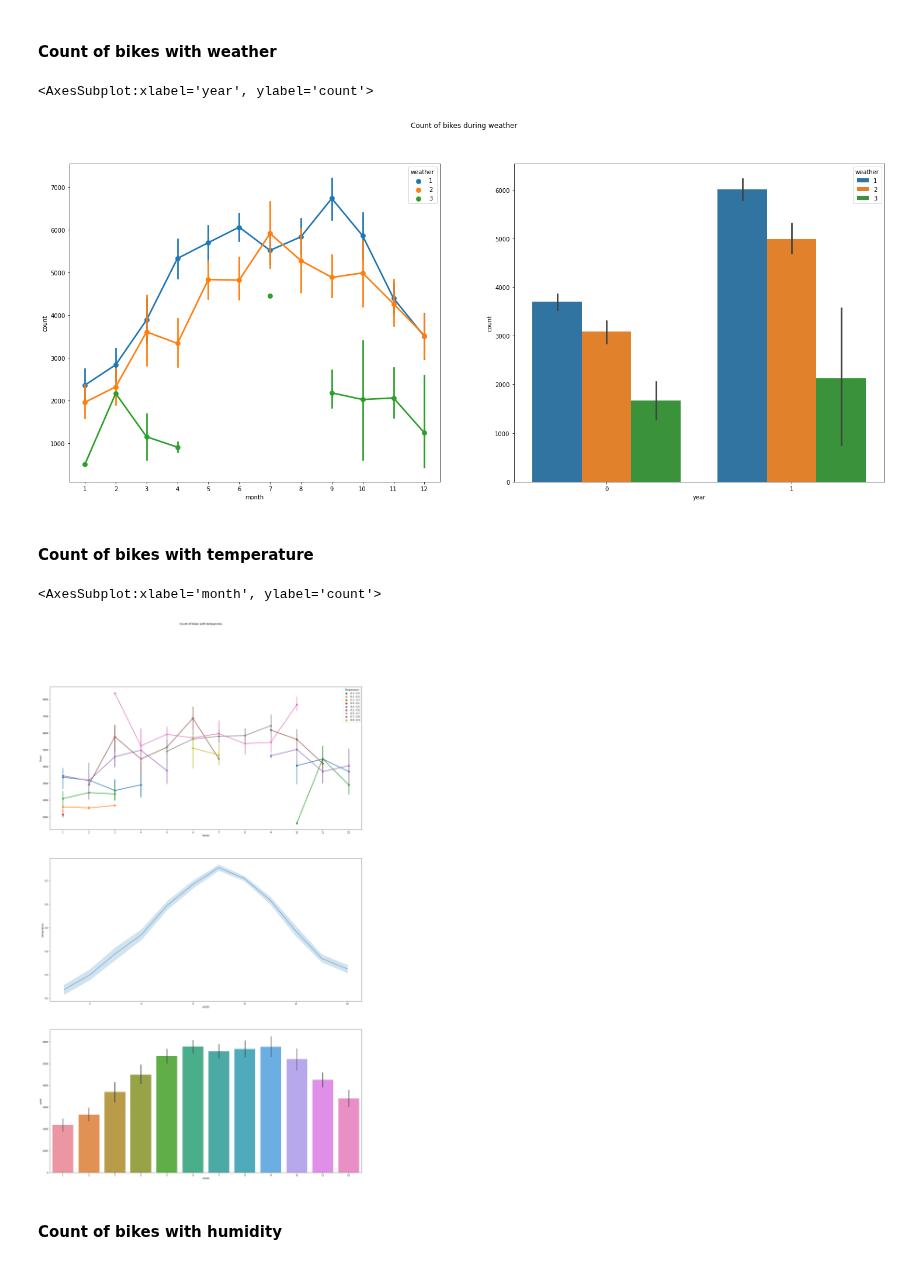
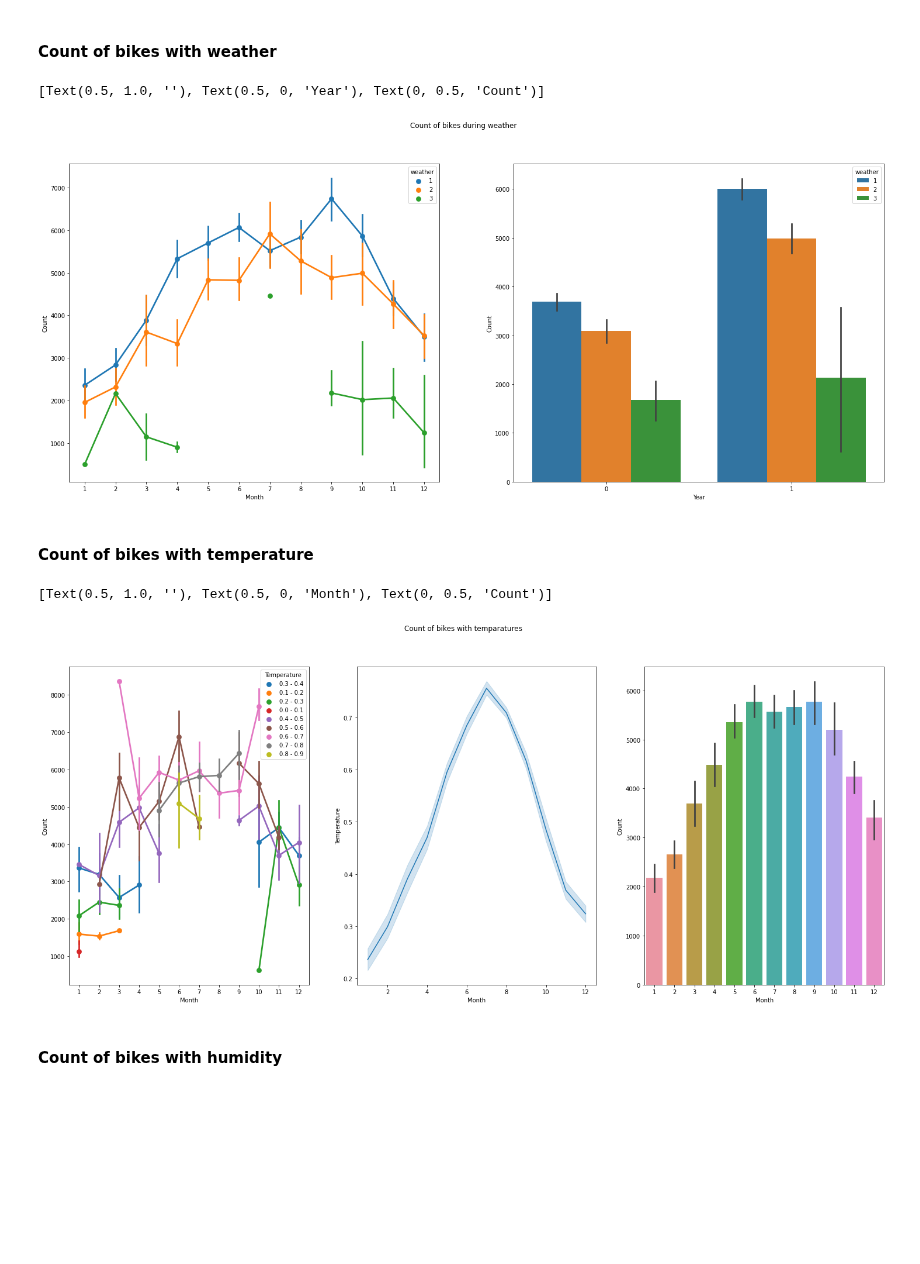
Before and after one commit to lianaling/bike-rental-forecast, a Jupyter notebook: notebooks/1.0_Data_Preprocessing.ipynb, the cells around one changed output. Saved outputs shown, nothing was run; the diff lists cells and outputs as text; code cells hidden in the pictures; blank space fills up the shorter version.

```diff
--- a/notebooks/1.0_Data_Preprocessing.ipynb
+++ b/notebooks/1.0_Data_Preprocessing.ipynb
@@ -390,27 +392,31 @@ figure, axes = plt.subplots(1, 2, figsize = (25, 10))
 figure.suptitle("Count of bikes during weather")
 
 sns.pointplot(data = df_day_data, x = 'month', y = 'count', hue = 'weather', ax = axes[0])
+axes[0].set(title = '', xlabel = 'Month', ylabel = 'Count')
 
 sns.barplot(data = df_day_data, x = 'year', y = 'count', hue = 'weather', ax = axes[1])
+axes[1].set(title = '', xlabel = 'Year', ylabel = 'Count')
 # %% [output]
-<AxesSubplot:xlabel='year', ylabel='count'>
+[Text(0.5, 1.0, ''), Text(0.5, 0, 'Year'), Text(0, 0.5, 'Count')]
-[figure, old version]
+[figure, new version]
 # %% [markdown]
 #### Count of bikes with temperature
 # %%
-figure, axes = plt.subplots(3, 1, figsize = (25, 40))
+figure, axes = plt.subplots(1, 3, figsize = (25, 10))
 
-figure.suptitle("Count of bikes with temparutes")
+figure.suptitle("Count of bikes with temparatures")
 
 sns.pointplot(data = df2, x = 'month', y = 'count', hue = 'temp_cat', ax = axes[0])
 axes[0].legend(title='Temperature')
 axes[0].set(title = '', xlabel = 'Month', ylabel = 'Count')
 
 sns.lineplot(data = df2, x = 'month', y = 'temperature', ax = axes[1])
+axes[1].set(title = '', xlabel = 'Month', ylabel = 'Temperature')
 sns.barplot(data = df2, x = 'month', y = 'count', ax = axes[2])
+axes[2].set(title = '', xlabel = 'Month', ylabel = 'Count')
 # %% [output]
-<AxesSubplot:xlabel='month', ylabel='count'>
+[Text(0.5, 1.0, ''), Text(0.5, 0, 'Month'), Text(0, 0.5, 'Count')]
-[figure, old version]
+[figure, new version]
 # %% [markdown]
 #### Count of bikes with humidity
 # %%
```
Also changed, not shown: parts of 8 cells of this notebook.
